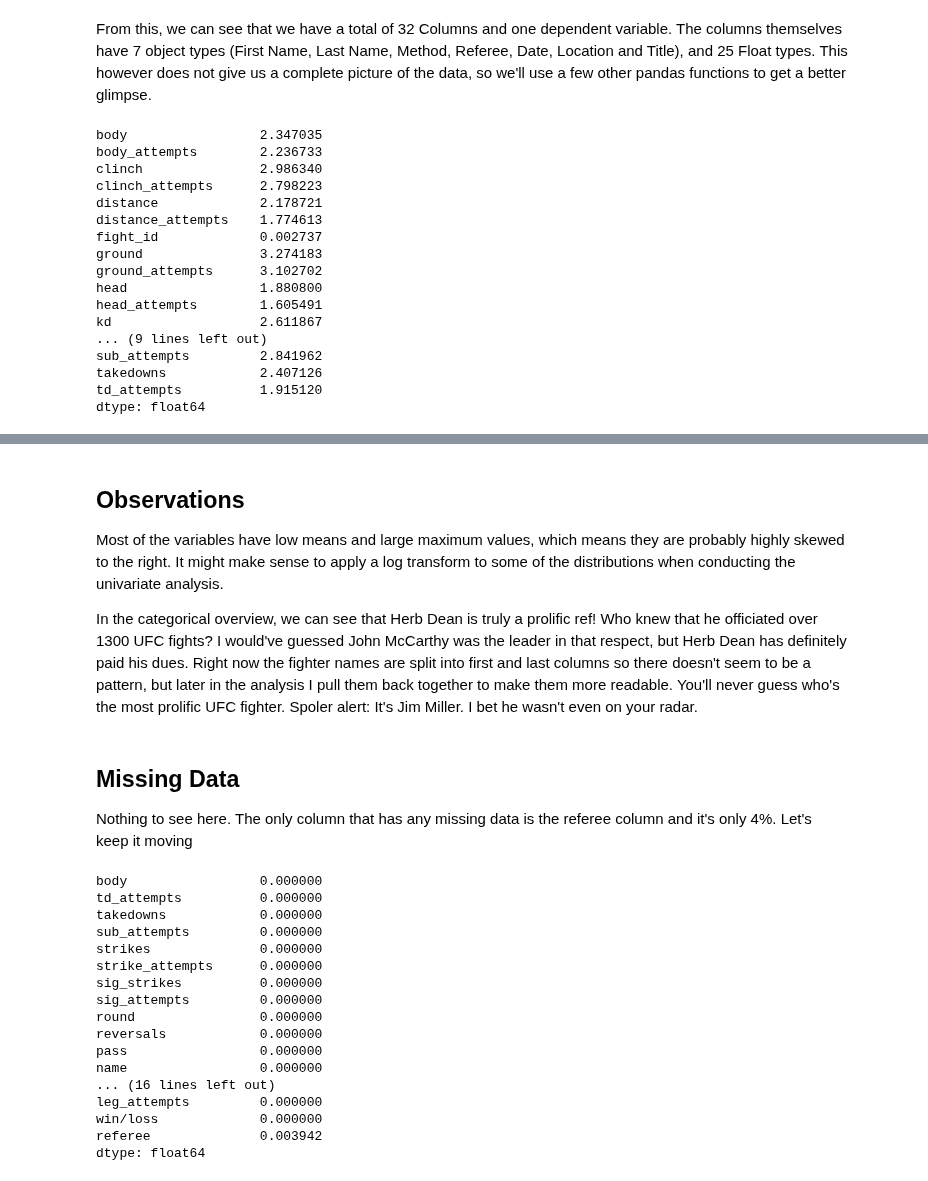
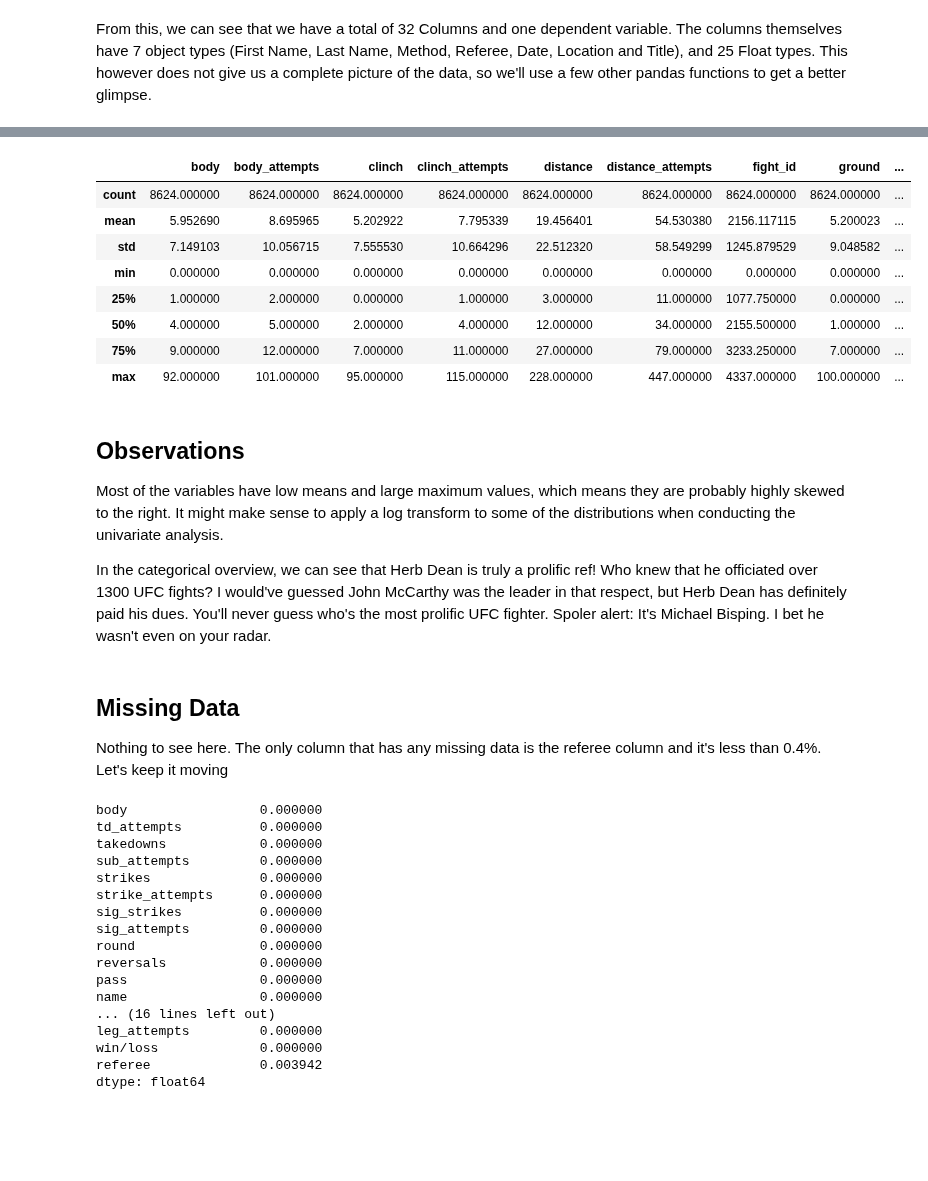
Before and after one commit to cfergusonlee/ufc_fight_analysis, a Jupyter notebook: index.ipynb, the cells around one changed output, grey strips where cells are left out. Drawn from its saved outputs; the diff is of its cells as text; code cells hidden in the pictures; blank space fills up the shorter version.

```diff
--- a/index.ipynb
+++ b/index.ipynb
@@ -96,26 +96,6 @@ dtypes: int64(24), object(7)
 memory usage: 2.0+ MB
 # %% [markdown]
 From this, we can see that we have a total of 32 Columns and one dependent variable. The columns themselves have 7 object types (First Name, Last Name, Method, Referee, Date, Location and Title), and 25 Float types. This however does not give us a complete picture of the data, so we'll use a few other pandas functions to get a better glimpse.
-# %%
-fight_df.skew()
-# %% [output]
-body                 2.347035
-body_attempts        2.236733
-clinch               2.986340
-clinch_attempts      2.798223
-distance             2.178721
-distance_attempts    1.774613
-fight_id             0.002737
-ground               3.274183
-ground_attempts      3.102702
-head                 1.880800
-head_attempts        1.605491
-kd                   2.611867
-... (9 lines left out)
-sub_attempts         2.841962
-takedowns            2.407126
-td_attempts          1.915120
-dtype: float64
 # %%
 fight_df.describe(include=['O'])
 # %% [output]
@@ -124,16 +104,28 @@ fight_df.describe(include=['O'])
 | unique | 407 | 136 | 8 | 1684 | 155 | 411 | 4 |
 | top | November 19, 2016 | Las Vegas, Nevada, USA | Decision | Michael Bisping | Herb Dean | UFC Fight Night: Belfort vs Hende... | W |
 | freq | 50 | 2226 | 3732 | 27 | 1292 | 48 | 4237 |
+# %%
+fight_df.describe()
+# %% [output]
+|  | body | body_attempts | clinch | clinch_attempts | distance | distance_attempts | fight_id | ground | ... |
+| count | 8624.000000 | 8624.000000 | 8624.000000 | 8624.000000 | 8624.000000 | 8624.000000 | 8624.000000 | 8624.000000 | ... |
+| mean | 5.952690 | 8.695965 | 5.202922 | 7.795339 | 19.456401 | 54.530380 | 2156.117115 | 5.200023 | ... |
+| std | 7.149103 | 10.056715 | 7.555530 | 10.664296 | 22.512320 | 58.549299 | 1245.879529 | 9.048582 | ... |
+| min | 0.000000 | 0.000000 | 0.000000 | 0.000000 | 0.000000 | 0.000000 | 0.000000 | 0.000000 | ... |
+| 25% | 1.000000 | 2.000000 | 0.000000 | 1.000000 | 3.000000 | 11.000000 | 1077.750000 | 0.000000 | ... |
+| 50% | 4.000000 | 5.000000 | 2.000000 | 4.000000 | 12.000000 | 34.000000 | 2155.500000 | 1.000000 | ... |
+| 75% | 9.000000 | 12.000000 | 7.000000 | 11.000000 | 27.000000 | 79.000000 | 3233.250000 | 7.000000 | ... |
+| max | 92.000000 | 101.000000 | 95.000000 | 115.000000 | 228.000000 | 447.000000 | 4337.000000 | 100.000000 | ... |
 # %% [markdown]
 ## Observations
 
 Most of the variables have low means and large maximum values, which means they are probably highly skewed to the right. It might make sense to apply a log transform to some of the distributions when conducting the univariate analysis.
 
-In the categorical overview, we can see that Herb Dean is truly a prolific ref! Who knew that he officiated over 1300 UFC fights? I would've guessed John McCarthy was the leader in that respect, but Herb Dean has definitely paid his dues. Right now the fighter names are split into first and last columns so there doesn't seem to be a pattern, but later in the analysis I pull them back together to make them more readable. You'll never guess who's the most prolific UFC fighter. Spoler alert: It's Jim Miller. I bet he wasn't even on your radar.
+In the categorical overview, we can see that Herb Dean is truly a prolific ref! Who knew that he officiated over 1300 UFC fights? I would've guessed John McCarthy was the leader in that respect, but Herb Dean has definitely paid his dues. You'll never guess who's the most prolific UFC fighter. Spoler alert: It's Michael Bisping. I bet he wasn't even on your radar.
 # %% [markdown]
 ## Missing Data
 
-Nothing to see here. The only column that has any missing data is the referee column and it's only 4%. Let's keep it moving
+Nothing to see here. The only column that has any missing data is the referee column and it's less than 0.4%. Let's keep it moving
 # %%
 percent_missing = (fight_df.isnull().sum()/fight_df.isnull().count()).sort_values()
 percent_missing
```
Also changed, not shown: parts of 8 cells of this notebook, 1 other file.
